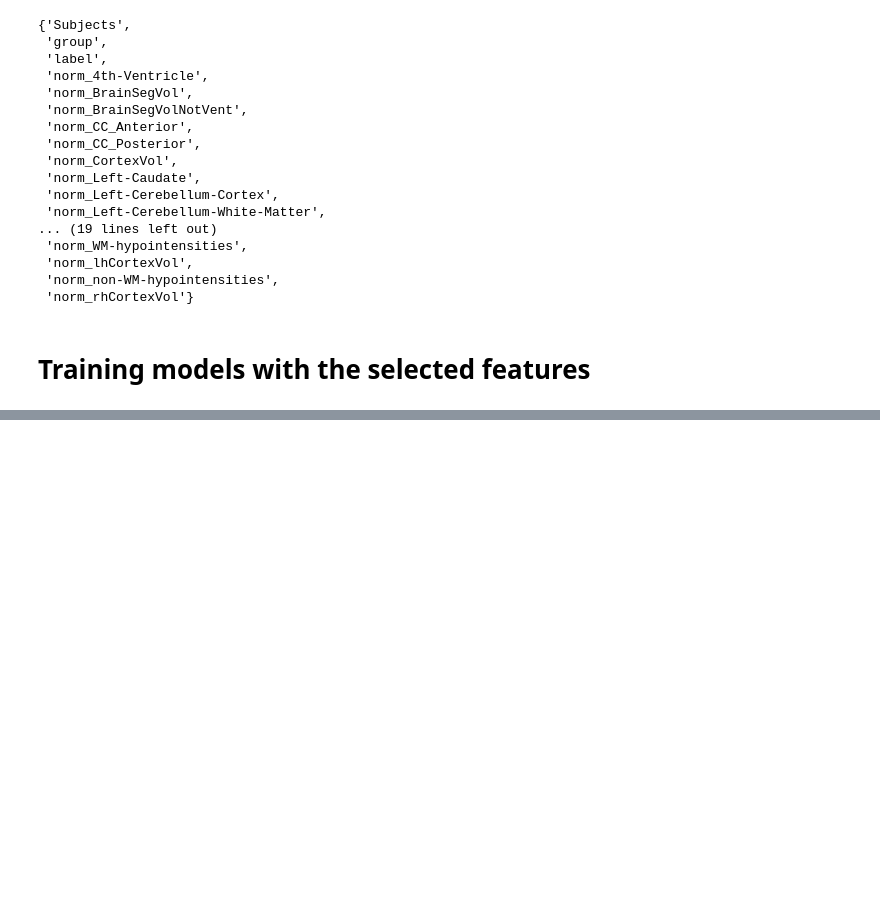
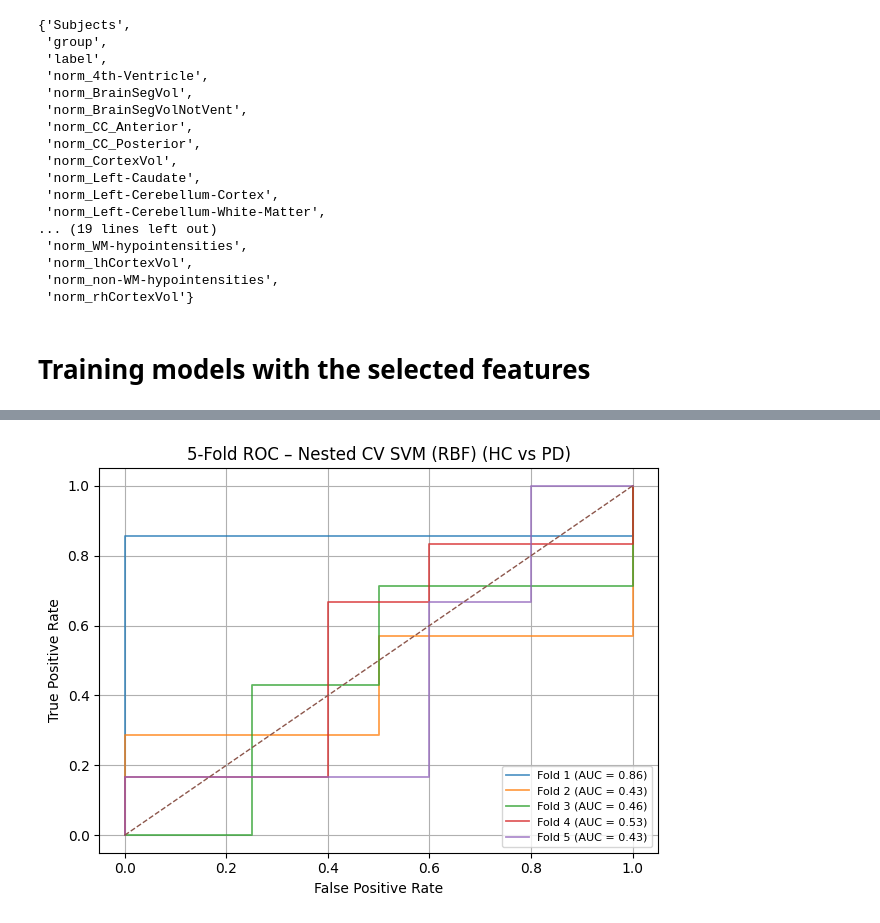
Before and after one commit to barsa98/Parkinsons_Cognitive_Spectrum, a Jupyter notebook: 2. Parkinson's(HealthyvsParkinson's).ipynb, the cells around one changed output, grey strips where cells are left out. Saved outputs shown, nothing was run; the diff lists cells and outputs as text; code cells hidden in the pictures; blank space fills up the shorter version.

```diff
--- a/2. Parkinson's(HealthyvsParkinson's).ipynb
+++ b/2. Parkinson's(HealthyvsParkinson's).ipynb
@@ -1039,0 +1069,16 @@ print("Mean AUC score :", np.mean(aucs))
+# %%
+outer_cv = StratifiedKFold(n_splits=5, shuffle=True, random_state=42)
+inner_cv = StratifiedKFold(n_splits=3, shuffle=True, random_state=42)
+
+param_grid = {
+    "clf__C": [0.1, 1, 10, 100],
+    "clf__gamma": ["scale", 0.01, 0.1, 1]
+}
+# %%
+aucs_svm = []
+
+shap_values_per_fold_SVM = []        # aggregated SHAP
+feature_names_per_fold_SVM = []
+X_train_scaled_per_fold_SVM = []
+
+plt.figure(figsize=(8, 6))
@@ -1039,0 +1088,68 @@ print("Mean AUC score :", np.mean(aucs))
+# %%
+for fold, (train_idx, test_idx) in enumerate(outer_cv.split(X, y), 1):
+
+    X_train, X_test = X.iloc[train_idx], X.iloc[test_idx]
+    y_train, y_test = y.iloc[train_idx], y.iloc[test_idx]
+
+    grid = GridSearchCV(
+        estimator=pipe_svm,
+        param_grid=param_grid,
+        cv=inner_cv,
+        scoring="roc_auc",
+        n_jobs=-1
+    )
+
+    grid.fit(X_train, y_train)
+    best_svm = grid.best_estimator_
+
+    # ---------- ROC ----------
+    y_prob = best_svm.predict_proba(X_test)[:, 1]
+    fpr, tpr, _ = roc_curve(y_test, y_prob)
+    auc = roc_auc_score(y_test, y_prob)
+    aucs_svm.append(auc)
+
+    plt.plot(
+        fpr, tpr,
+        lw=1.3,
+        alpha=0.75,
+        label=f"Fold {fold} (AUC = {auc:.2f})"
+    )
+
+    # ---------- SHAP ----------
+    X_train_scaled = best_svm.named_steps["scaler"].transform(X_train)
+
+    background = shap.sample(
+        X_train_scaled,
+        min(50, X_train_scaled.shape[0]),
+        random_state=42
+    )
+
+    explainer = shap.KernelExplainer(
+        best_svm.named_steps["clf"].predict_proba,
+        background
+    )
+
+    # explain only small subset (IMPORTANT)
+    X_explain = X_train_scaled[:min(20, X_train_scaled.shape[0])]
+
+    shap_vals = explainer.shap_values(X_explain, nsamples=100)
+
+    # positive class
+    shap_vals = shap_vals[1]    # (n_samples, n_features)
+
+    shap_values_per_fold_SVM.append(shap_vals)
+    feature_names_per_fold_SVM.append(X.columns.to_numpy())
+    X_train_scaled_per_fold_SVM.append(X_train_scaled)
+
+plt.plot([0, 1], [0, 1], linestyle="--", linewidth=1)
+plt.xlabel("False Positive Rate")
+plt.ylabel("True Positive Rate")
+plt.title("5-Fold ROC – Nested CV SVM (RBF) (HC vs PD)")
+plt.legend(loc="lower right", fontsize=8)
+plt.grid(True)
+plt.tight_layout()
+plt.show()
+
+print(f"SVM Mean AUC: {np.mean(aucs_svm):.3f} ± {np.std(aucs_svm):.3f}")
+# %% [output]
+[figure, added]
```
Also changed, not shown: parts of 54 cells of this notebook.
